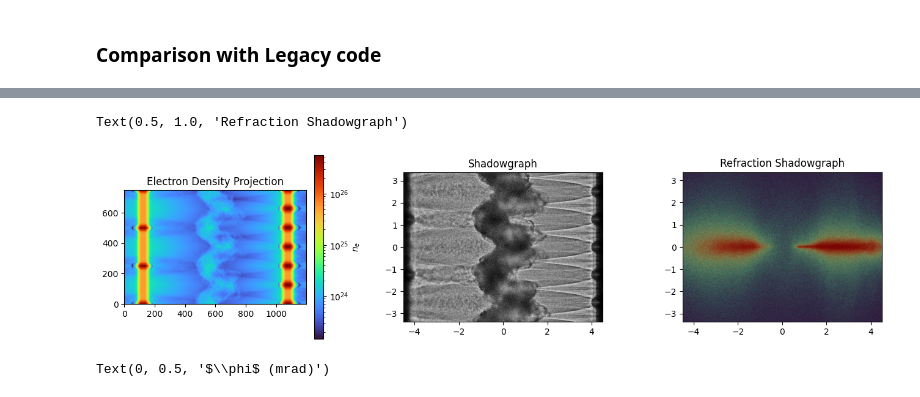
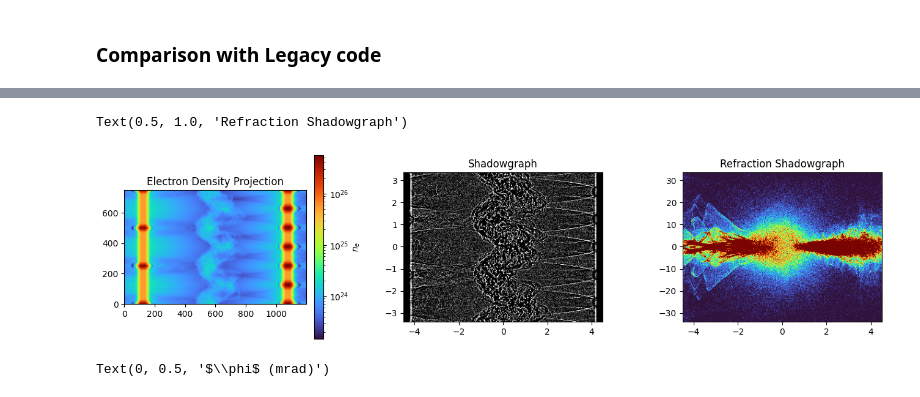
Before and after one commit to MAGPIE-ICL/SLOTH, a Jupyter notebook: examples/02.example_mesh_mesh_turbulence.ipynb, the cells around one changed output, grey strips where cells are left out. Drawn from its saved outputs; the diff is of its cells as text; code cells hidden in the pictures.

```diff
--- a/examples/02.example_mesh_mesh_turbulence.ipynb
+++ b/examples/02.example_mesh_mesh_turbulence.ipynb
@@ -45,7 +45,6 @@ base_folder = "/rds/general/user/sm13118/projects/afosrturbulence/live/sm13118/s
 path_to_file = "/xyz12_prp_CH_100pts_double_mesh_ug_3rd_5x100_10x75_12x100_cfl_0.5_8eV/radmeshablation_3d_prp_CH_ug_3rd_hdf5_plt_cnt_0203"
 filename = base_folder+path_to_file
 #  -----------------
-# filename = "//rds/general/user/sm13118/projects/afosrturbulence/live/sm13118/data/turbo_box_JB/MA6M05/Turb_hdf5_plt_cnt_0050"
 
 #load hdf
 ne, dims, spacing = utilIO.hdf_readin(filename, prefer_ye=True, force_override=True, verbose=True)
@@ -93,7 +92,7 @@ print("\n\n")
 # baseline = memory_report()['used_raw']
 probing_direction = 'z'
 
-Np = 2e6
+Np = 5e6
 
 # del ne_x
 # del ne_y
@@ -345,44 +357,44 @@ pixel_size  = (13.5/refractometer.H.shape[0])  # pixel size, mm/px in this case
 scale_phi   =   1/(2 * pixel_size/L * 1000)  #sensitivity is Lϕ/2, ϕ in radians, convert to mradians.
 
 shadow_sh  =     Image(shadowgrapher.H, 0, scale_sh_x, scale_sh_y, fliplr = True)
-o_sh       =     (int(shadowgrapher.H.shape[1]/2), int(sh.H.shape[0]/2))
+o_sh       =     (int(shadowgrapher.H.shape[1]/2), int(shadowgrapher.H.shape[0]/2))
 shadow_sh.set_origin(o_sh)
 
 refrac_sh  =     Image(refractometer.H, 0, scale_sh_x, scale_phi, fliplr = True)
-o_rh       =     (int(refractometer.H.shape[1]/2), int(rh.H.shape[0]/2))
+o_rh       =     (int(refractometer.H.shape[1]/2), int(refractometer.H.shape[0]/2))
 refrac_sh.set_origin(o_rh)
 # %%
 from matplotlib.colors import LogNorm
 
 fig = plt.figure(figsize=(16, 6))
 outer_grid = fig.add_gridspec(1, 3, height_ratios = [1], width_ratios=[0.5, 0.5, 0.5], wspace=0.4)
 
 # Subplots
 ax0 = fig.add_subplot(outer_grid[0, 0])
 ax1 = fig.add_subplot(outer_grid[0, 1])
 ax2 = fig.add_subplot(outer_grid[0, 2])
 
 # Electron density map
 ne_proj = np.trapezoid(domain.ne[:,:,:], dx=0.5/dims[2], axis=2)
 im0 = ax0.imshow(
     ne_proj.T,
     origin="lower",
     cmap="turbo",
     norm=LogNorm()
 )
 fig.colorbar(im0, ax=ax0, fraction=0.046, pad=0.04, label=r"$n_e$")
 
 # Shadowgraphs
-shadow_sh.plot_mm(ax1, cmap="Greys_r", aspect=scale_sh_y/scale_sh_x, clim = [0, 1])
-refrac_sh.plot_mm(ax2, cmap="turbo",  clim = [refrac_sh.im.min(), refrac_sh.im.max()*0.1])
+shadow_sh.plot_mm(ax1, cmap="Greys_r", aspect=scale_sh_y/scale_sh_x, clim = [5, 25])
+refrac_sh.plot_mm(ax2, cmap="turbo", aspect = scale_phi/scale_sh_x, clim = [0, 30])
 
 # Titles (optional)
 ax0.set_title("Electron Density Projection")
 ax1.set_title("Shadowgraph")
 ax2.set_title("Refraction Shadowgraph")
 # %% [output]
 Text(0.5, 1.0, 'Refraction Shadowgraph')
-[figure, old version]
+[figure, new version]
 # %%
 import matplotlib.colors as mcolors
 
```
Also changed, not shown: parts of 8 cells of this notebook, 1 other file.
